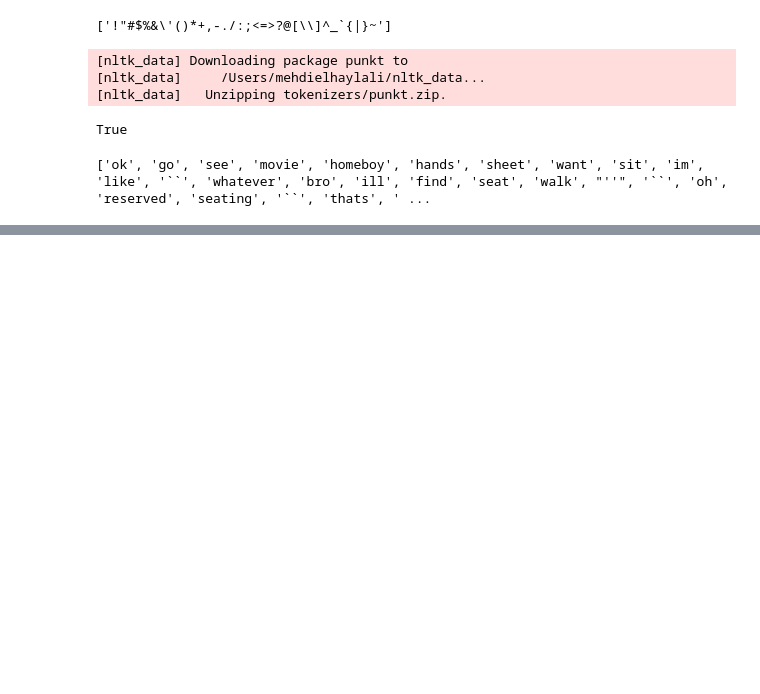
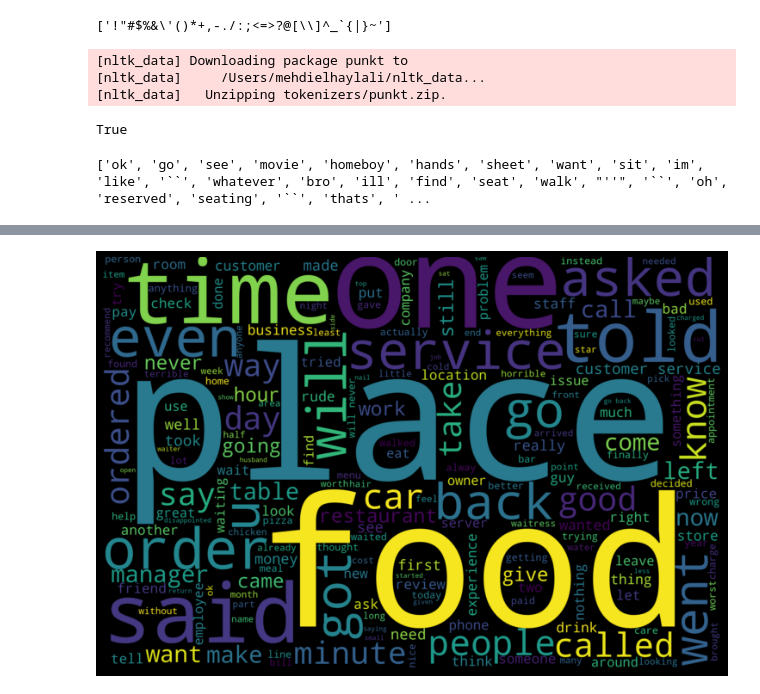
Before and after one commit to Me-HDi/reviews-classification, a Jupyter notebook: yelp-classification.ipynb, the cells around one changed output, grey strips where cells are left out. Cells and saved outputs as stored; diff of their text form; code cells hidden in the pictures; blank space fills up the shorter version.

```diff
--- a/yelp-classification.ipynb
+++ b/yelp-classification.ipynb
@@ -112,0 +166,20 @@ print(nltk_cleaned_reviews['text'][0])
+# %%
+import matplotlib.pyplot as plt
+from wordcloud import WordCloud, STOPWORDS
+
+startext = ' '.join(rev['text'][rev.stars==1])
+wordcloud = WordCloud(
+    width = 3000,
+    height = 2000,
+    background_color = 'black',
+    stopwords = STOPWORDS).generate(str(startext))
+
+fig = plt.figure(
+    figsize = (10, 7),
+    facecolor = 'k',
+    edgecolor = 'k')
+plt.imshow(wordcloud, interpolation = 'bilinear')
+plt.axis('off')
+plt.tight_layout(pad=0)
+# %% [output]
+[figure, added]
```
Also changed, not shown: parts of 29 cells of this notebook.
